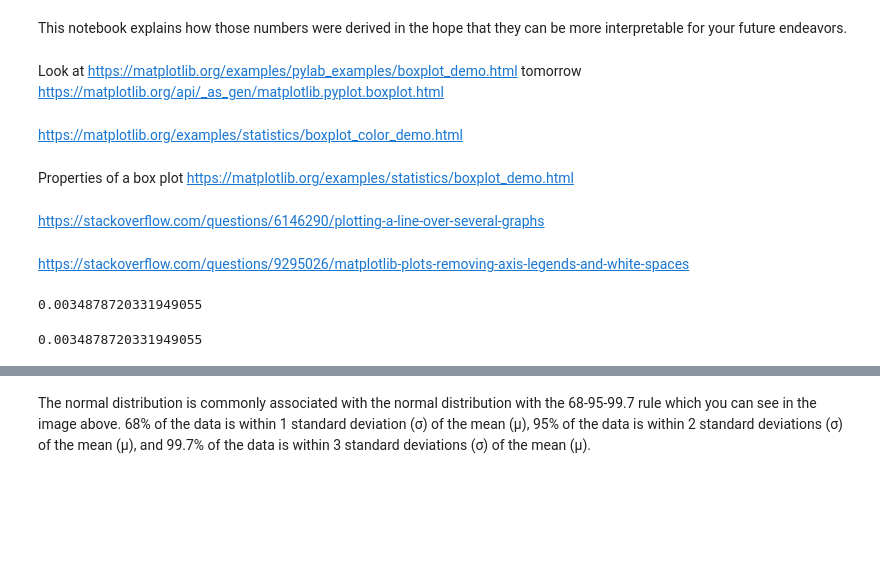
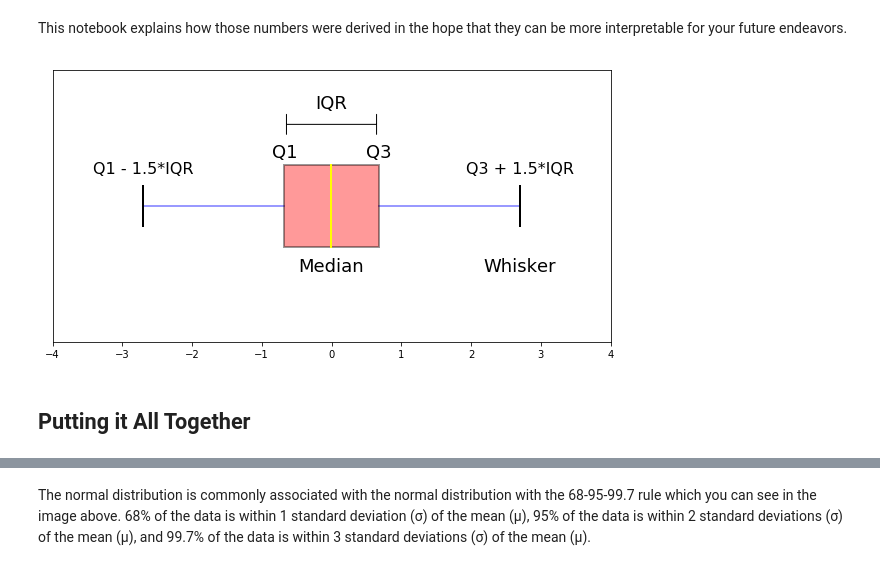
Before and after one commit to mGalarnyk/Python_Tutorials, a Jupyter notebook: Statistics/box_plot.ipynb, the cells around one changed output, grey strips where cells are left out. Saved outputs shown, nothing was run; the diff lists cells and outputs as text; code cells hidden in the pictures; blank space fills up the shorter version.

Commit message:
Updated box plot tutorial to have a final image showing distribution of data

```diff
--- a/Statistics/box_plot.ipynb
+++ b/Statistics/box_plot.ipynb
@@ -13,19 +13,50 @@ from matplotlib.patches import Polygon
 from matplotlib.patches import ConnectionPatch
 from scipy.integrate import quad
 %matplotlib inline
-# %% [markdown]
-Look at https://matplotlib.org/examples/pylab_examples/boxplot_demo.html tomorrow
-<br>
-https://matplotlib.org/api/_as_gen/matplotlib.pyplot.boxplot.html
-# %% [markdown]
-https://matplotlib.org/examples/statistics/boxplot_color_demo.html
-# %% [markdown]
-Properties of a box plot
-https://matplotlib.org/examples/statistics/boxplot_demo.html
-# %% [markdown]
-https://stackoverflow.com/questions/6146290/plotting-a-line-over-several-graphs
-# %% [markdown]
-https://stackoverflow.com/questions/9295026/matplotlib-plots-removing-axis-legends-and-white-spaces
+# %%
+# connection path is here: https://stackoverflow.com/questions/6146290/plotting-a-line-over-several-graphs
+mu, sigma = 0, 1 # mean and standard deviation
+s = np.random.normal(mu, sigma, 1000000)
+
+fig, axes = plt.subplots(nrows = 1, ncols = 1, figsize=(10, 5))
+
+# rectangular box plot
+bplot = axes.boxplot(s,
+                vert=False,
+                patch_artist=True,
+                showfliers=False, # This would show outliers (the remaining .7% of the data)
+                positions = [0],
+                boxprops = dict(linestyle='--', linewidth=2, color='Black', facecolor = 'red', alpha = .4),
+                medianprops = dict(linestyle='-', linewidth=2, color='Yellow'),
+                whiskerprops = dict(linestyle='-', linewidth=2, color='Blue', alpha = .4),
+                capprops = dict(linestyle='-', linewidth=2, color='Black'),
+                widths = .3,
+                zorder = 1)
+
+axes.set_xlim(-4, 4)
+axes.set_yticks([])
+x = np.linspace(-4, 4, num = 100)
+constant = 1.0 / np.sqrt(2*np.pi)
+pdf_normal_distribution = constant * np.exp((-x**2) / 2.0)
+
+axes.annotate(r'',
+            xy=(-.6745, .30), xycoords='data',
+            xytext=(.6745, .30), textcoords='data',
+            arrowprops=dict(arrowstyle="|-|",
+                            connectionstyle="arc3")
+            );
+
+axes.text(0, .36, r"IQR",  horizontalalignment='center', fontsize=18)
+axes.text(0, -.24, r"Median", horizontalalignment='center', fontsize=18);
+axes.text(2.698, -.24, r"Whisker", horizontalalignment='center', fontsize=18);
+axes.text(-.6745, .18, r"Q1", horizontalalignment='center', fontsize=18);
+axes.text(-2.698, .12, r"Q1 - 1.5*IQR", horizontalalignment='center', fontsize=16);
+axes.text(.6745, .18, r"Q3", horizontalalignment='center', fontsize=18);
+axes.text(2.698, .12, r"Q3 + 1.5*IQR", horizontalalignment='center', fontsize=16);
+# %% [output]
+[figure, added]
+# %% [markdown]
+## Putting it All Together
 # %%
 def normalProbabilityDensity(x):
     constant = 1.0 / np.sqrt(2*np.pi)
@@ -45,13 +76,5 @@ result_2698_inf, _ = quad(normalProbabilityDensity, 2.698, np.inf, limit = 1000)
 
 # Integrate PDF from negative infinity to -2.698
 result_ninf_n2698, _ = quad(normalProbabilityDensity, np.NINF, -2.698, limit = 1000)
-# %%
-result_2698_inf
-# %% [output]
-0.0034878720331949055
-# %%
-result_ninf_n2698
-# %% [output]
-0.0034878720331949055
 # %%
 # connection path is here: https://stackoverflow.com/questions/6146290/plotting-a-line-over-several-graphs
```
Also changed, not shown: parts of 48 cells of this notebook, 4 other files.
